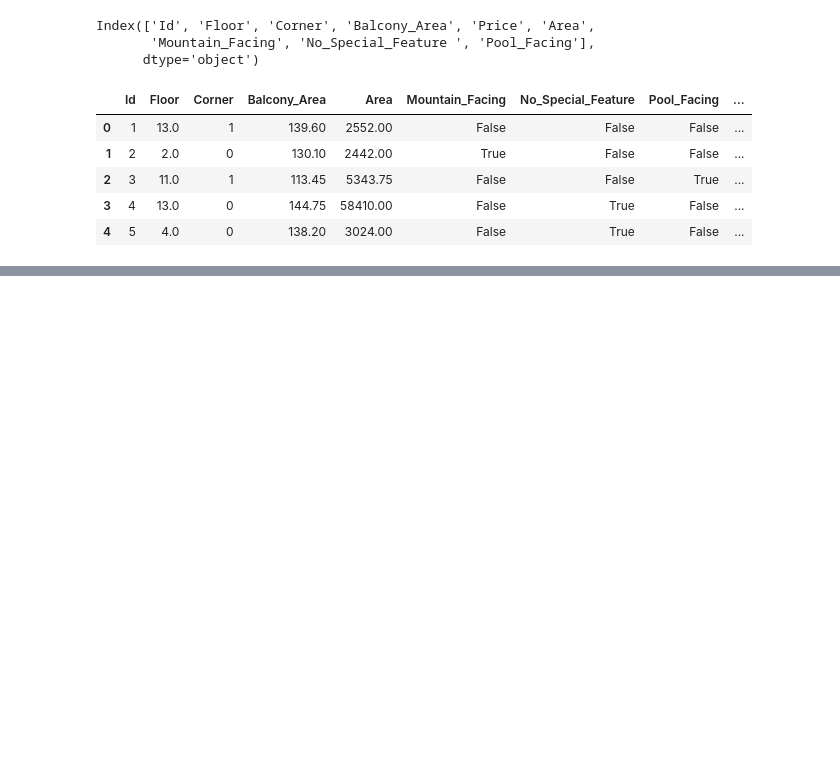
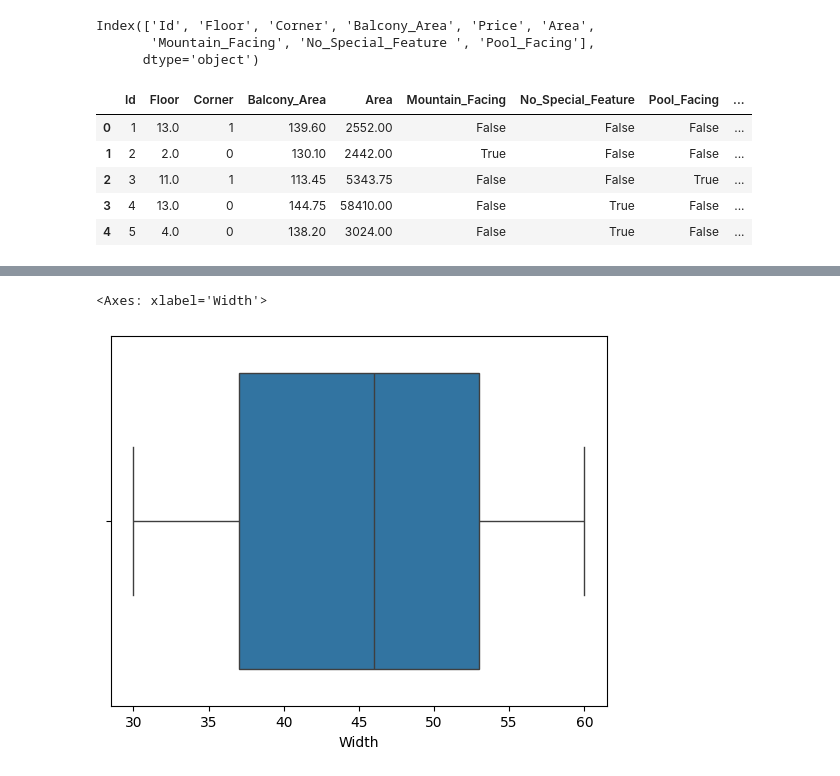
Before and after one commit to sharithomas/ML-AI, a Jupyter notebook: Data_preprocessing.ipynb, the cells around one changed output, grey strips where cells are left out. Cells and saved outputs as stored; diff of their text form; code cells hidden in the pictures; blank space fills up the shorter version.

```diff
--- a/Data_preprocessing.ipynb
+++ b/Data_preprocessing.ipynb
@@ -500,0 +581,30 @@ df=df.drop(['Id'],axis=1)
+# %%
+#Remove outliers
+'''QR (Interquartile Range) in statistics:
+IQR = Q3 − Q1
+
+It measures the spread of the middle 50% of the data, giving a sense of variability that is robust to outliers.
+
+Q1 (25th percentile): The value below which 25% of the data fall.
+
+Q3 (75th percentile): The value below which 75% of the data fall.
+
+IQR: Distance between Q3 and Q1.'''
+
+list_out=['Length','Width']
+def remove_outlier(df_in,col_name):
+    q1=df_in[col_name].quantile(0.25)
+    q3=df_in[col_name].quantile(0.75)
+    iqr=q3-q1
+    fence_low=q1-1.5*iqr
+    fence_high=q3+.5*iqr
+    df_out=df_in.loc[(df_in[col_name]>fence_low) & (df_in[col_name]<fence_high)]
+    return df_out
+
+for var in list_out:
+    df=remove_outlier(df,var)
+# %%
+sns.boxplot(x=df['Width'])
+# %% [output]
+<Axes: xlabel='Width'>
+[figure, added]
```
Also changed, not shown: parts of 28 cells of this notebook.
